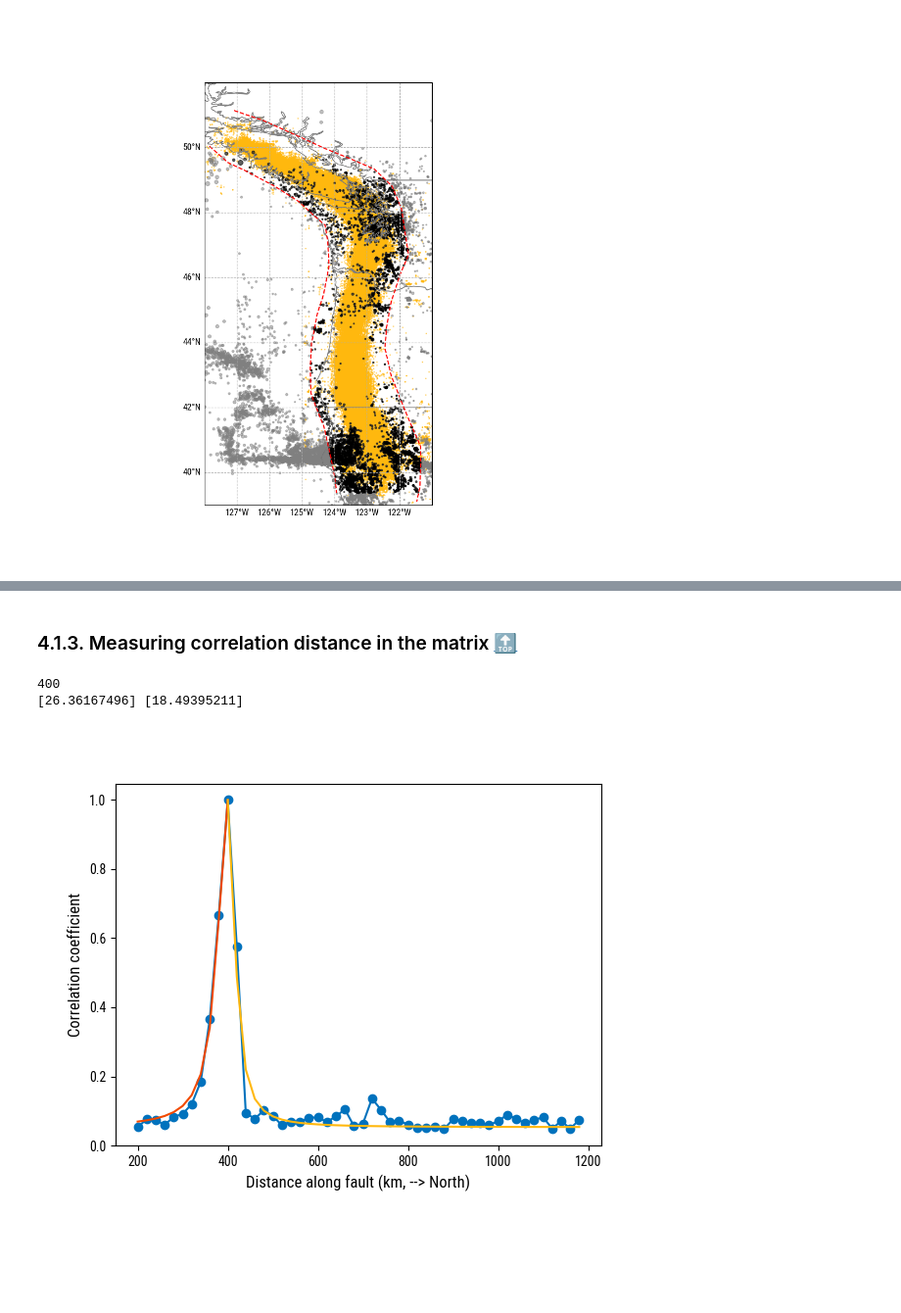
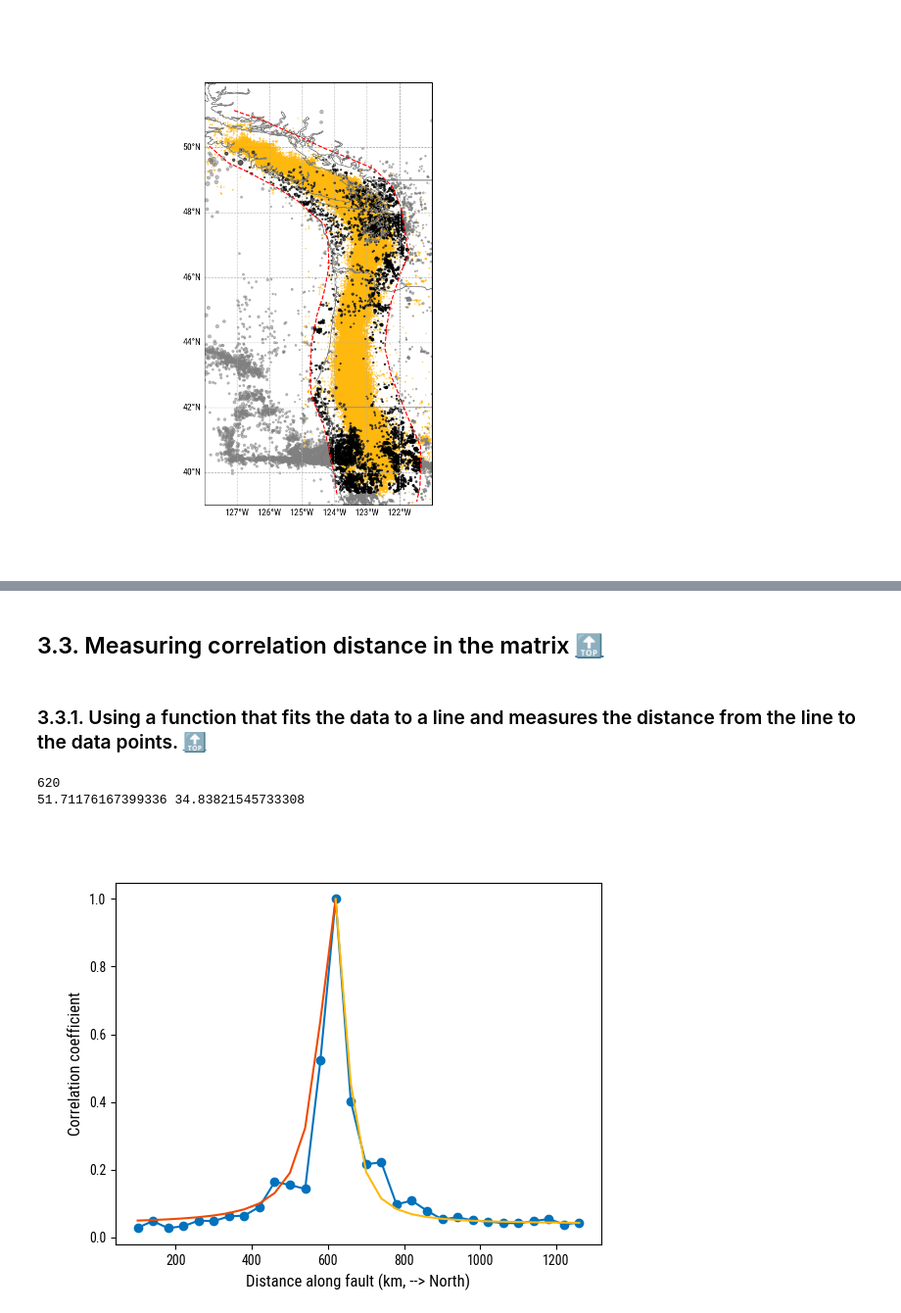
Before and after one commit to gfarge/tremor_v_eq, a Jupyter notebook: cascadia_overview.ipynb, the cells around one changed output, grey strips where cells are left out. Shown at 98% size. Cells and saved outputs as stored; diff of their text form; code cells hidden in the pictures; blank space fills up the shorter version.

```diff
--- a/cascadia_overview.ipynb
+++ b/cascadia_overview.ipynb
@@ -93,7 +92,7 @@ stream = requests.get(url).content
 
 names = ["time", "lat", "lon", "depth", "mag", "magType", "nst", "gap", "dmin", "rms", "net", "id", "updated", "place", "type", "horizontalError", "depthError", "magError", "magNst", "status", "locationSource", "magSource"]
 eq = pd.read_csv(io.StringIO(stream.decode('utf-8')), names=names, skiprows=1)
-eq['date'] = pd.to_datetime(eq['time'])
+eq['date'] = pd.to_datetime(eq.time, format='%Y-%m-%dT%H:%M:%S.%fZ')
 # %% [output]
 https://earthquake.usgs.gov/fdsnws/event/1/query?format=csv&starttime=2009-08-01&endtime=2024-04-04&minlatitude=39&maxlatitude=54&minlongitude=-128&maxlongitude=-121&minmagnitude=1.6&eventtype=earthqu ...
 # %% [markdown]
@@ -735,9 +382,9 @@ Two versions:
 # %%
 # Make the matrix of cross-correlation — Parameters
 # --> Define the spatial bins
-dx_bin = 20  # in km, width of bin
-xmin_bin = 200
-xmax_bin = 1200
+dx_bin = 40  # in km, width of bin
+xmin_bin = 100
+xmax_bin = 1300
 x_bin_edges = np.arange(xmin_bin, xmax_bin + dx_bin, dx_bin)
 
 # --> Parameters for the temporal counts
@@ -745,13 +392,13 @@ delta = 1  # in days, width of the temporal bin to count tremor events
 
 # --> Parameters for the correlation
 norm = True
-no_bias = False
+no_bias = True
 look_both_ways = True  # to add the negative lags to the positive
 
 # --> Minimum speed of communication to consider (affects where we look for maximum lag)
-v_min = 2*dx_bin  # in km/day
+v_min = 3.5  # in km/day
 # %%
-# Make the matrix of cross-correlation — Computation
+# Make the matrix of cross-correlation — Computation (takes time, 30s for bins of 10 km, 1 day, 1000 km wide)
 # --> Make the counts
 count_time = np.arange(0, tremor.day.max()+delta, delta)
 counts = np.zeros((len(x_bin_edges)-1, len(count_time)-1))
@@ -776,8 +423,6 @@ for ii in range(len(x_bin_edges)-1):
                 cc = cc[lag >= 0]
                 lag = lag[lag >= 0]
 
-            in_window = np.abs(lag) <= abs((x_bin_edges[ii+1] + x_bin_edges[ii]) - (x_bin_edges[jj+1] + x_bin_edges[jj]) / 2) / v_min
+            in_window = np.abs(lag) <= abs((x_bin_edges[ii+1] + x_bin_edges[ii])/2 - (x_bin_edges[jj+1] + x_bin_edges[jj])/2) / v_min
             cc_matrix[ii, jj] = cc_matrix[jj, ii] = np.max(cc[in_window])
             lag_matrix[ii, jj] = lag_matrix[jj, ii] = lag[in_window][np.argmax(cc[in_window])]
-            # cc_matrix[ii, jj] = cc_matrix[jj, ii] = np.max(cc)
-            # lag_matrix[ii, jj] = lag_matrix[jj, ii] = lag[np.argmax(cc)]
@@ -852,44 +447,76 @@ plt.show()
 # %% [markdown]
-### 4.1.3. <a id='toc4_1_3_'></a>Measuring correlation distance in the matrix     [&#128285;](#toc0_)
+## 3.3. <a id='toc3_3_'></a>Measuring correlation distance in the matrix          [&#128285;](#toc0_)
+# %% [markdown]
+### 3.3.1. <a id='toc3_3_1_'></a>Using a function that fits the data to a line and measures the distance from the line to the data points.    [&#128285;](#toc0_)
 # %%
-# Try fitting a Gaussian to get the width of the correlation
+# Try fitting a function to get the width of the correlation
 from scipy.optimize import curve_fit
 
-ii = 10
+ii = 13
 print(x_bin_edges[ii])
 
 x0 = x_bin_edges[ii]
 def gaussian_at_x0(x, sigma):
-    c = np.quantile(cc_matrix[ii, :], .10)
+    c = np.quantile(cc_matrix, .3)
     return (1-c)*np.exp(-(x - x0)**2 / (2 * sigma**2)) + c
 
 def lorentzian_at_x0(x, gamma):
-    c = np.quantile(cc_matrix[ii, :], .10)
+    c = np.quantile(cc_matrix, .3)
     return (1-c) / (1 + (x - x0)**2 / gamma**2) + c
+
+def exponential_at_x0(x, tau):
+    c = np.quantile(cc_matrix, .3)
+    return (1-c) * np.exp(-abs(x - x0) / tau) + c
+
+# No smoothing
+x_left = x_bin_edges[:ii+1]
+x_right = x_bin_edges[ii:-1]
+cc_left = cc_matrix[ii, :ii+1]
+cc_right = cc_matrix[ii, ii:]
+
+# Left side fit
+popt_left, pcov_left = curve_fit(exponential_at_x0, x_left, cc_left, p0=[50])
+# Right side fit
+popt_right, pcov_right = curve_fit(lorentzian_at_x0, x_right, cc_right, p0=[50])
+
+
+# if smooth:
+#     # Smoothed
+#     cc_left_sm = np.convolve(cc_left.flatten(), np.ones(3), mode='same') / 3
+#     cc_right_sm = np.convolve(cc_right.flatten(), np.ones(3), mode='same') / 3
+
+#     # Left side fit
+#     popt_left, pcov_left = curve_fit(exponential_at_x0, x_bin_edges[:ii], cc_left_sm[:-1], p0=[50])
+#     # Right side fit
+#     popt_right, pcov_right = curve_fit(lorentzian_at_x0, x_bin_edges[ii+1:-1], cc_right_sm[1:], p0=[50])
+
+
+#     cc_left_sm = np.convolve(cc_left.flatten(), np.ones(3), mode='same') / 3
+#     cc_right_sm = np.convolve(cc_right.flatten(), np.ones(3), mode='same') / 3
 
 
 # Left side fit
-popt_left, pcov_left = curve_fit(lorentzian_at_x0, x_bin_edges[:ii+1], cc_matrix[ii, :ii+1], p0=[50])
+popt_left, pcov_left = curve_fit(exponential_at_x0, x_left, cc_left, p0=[50])
 # Right side fit
-popt_right, pcov_right = curve_fit(lorentzian_at_x0, x_bin_edges[ii:-1], cc_matrix[ii, ii:], p0=[50])
+popt_right, pcov_right = curve_fit(lorentzian_at_x0, x_right, cc_right, p0=[50])
 
-print(popt_left, popt_right)
+print(popt_left[0], popt_right[0])
 
 # Show
 fig, ax = plt.subplots()
 ax.set_xlabel('Distance along fault (km, --> North)')
 ax.set_ylabel('Correlation coefficient')
 
 ax.plot(x_bin_edges[:-1], cc_matrix[:, ii], 'o-')
 
-ax.plot(x_bin_edges[:ii+1], lorentzian_at_x0(x_bin_edges[:ii+1], *popt_left))
-ax.plot(x_bin_edges[ii:-1], lorentzian_at_x0(x_bin_edges[ii:-1], *popt_right))
+ax.plot(x_left, lorentzian_at_x0(x_left, *popt_left))
+ax.plot(x_right, lorentzian_at_x0(x_right, *popt_right))
 
 plt.show()
 # %% [output]
-400
-[26.36167496] [18.49395211]
+620
+51.71176167399336 34.83821545733308
-[figure, old version]
+[figure, new version]
 # %%
 # Compute the correlation distances
 left_width = []
```
Also changed, not shown: parts of 57 cells of this notebook, 11 other files.
